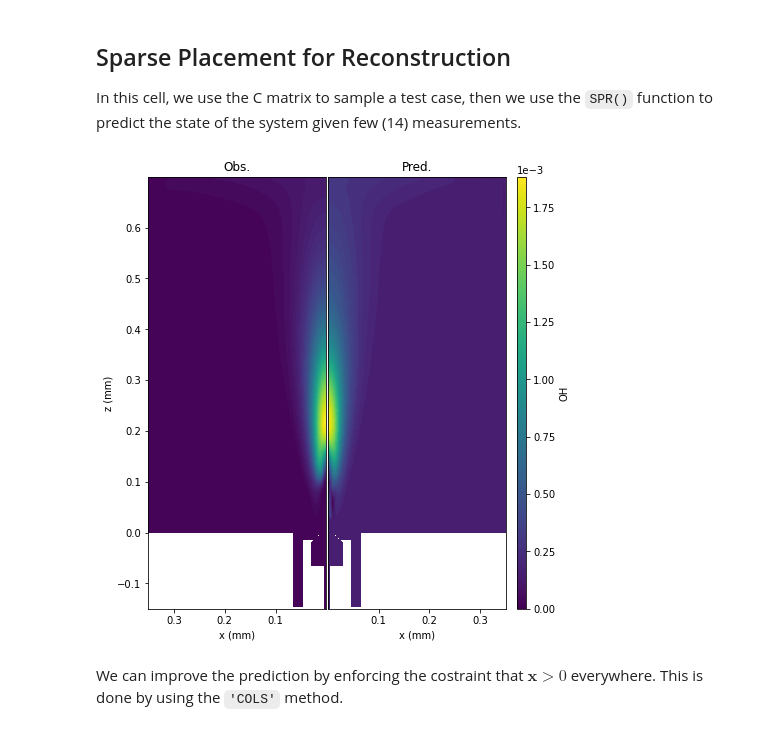
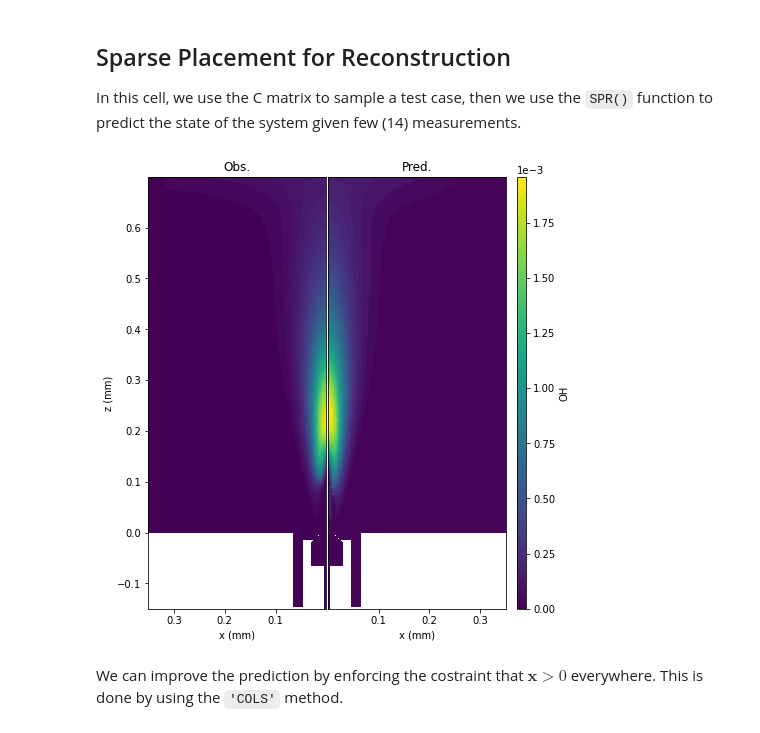
Before and after one commit to burn-research/OpenMEASURE, a Jupyter notebook: docs/sparse_sensing_doc.ipynb, the cells around one changed output. Drawn from its saved outputs; the diff is of its cells as text; code cells hidden in the pictures.

```diff
--- a/docs/sparse_sensing_doc.ipynb
+++ b/docs/sparse_sensing_doc.ipynb
@@ -246,8 +277,7 @@ P_test = P[i_test, :]
 X_train = np.delete(X, i_test, axis=1)
 X_test = X[:, i_test]
 
-
-spr = SPR(X_train, n_features, xyz_25) # Create the spr object
+spr = SPR(X_train, n_features, xyz) # Create the spr object
 
 # Compute the optimal measurement matrix using qr decomposition
 n_sensors = 14
@@ -257,7 +287,7 @@ C_qr = spr.optimal_placement(select_modes='number', n_modes=n_sensors)
 xyz_sensors = np.zeros((n_sensors, 4))
 for i in range(n_sensors):
     index = np.argmax(C_qr[i,:])
-    xyz_sensors[i,:3] = xyz_25[index % n_cells, :]
+    xyz_sensors[i,:3] = xyz[index % n_cells, :]
     xyz_sensors[i,3] = index // n_cells
 
 mesh_outline = np.genfromtxt('../data/ROM/mesh_outline.csv', delimiter=',', skip_header=1)
@@ -270,13 +300,14 @@ In this cell, we use the same function `optimal_placement()` but we employ the g
 # %%
 # Compute the optimal measurement matrix using gem decomposition
 n_sensors = 14
+
 C_gem = spr.optimal_placement(calc_type='gem', n_sensors=n_sensors, n_modes=99.5, verbose=True)
 
 # Get the sensors positions and features
 xyz_sensors = np.zeros((n_sensors, 4))
 for i in range(n_sensors):
     index = np.argmax(C_gem[i,:])
-    xyz_sensors[i,:3] = xyz_25[index % n_cells, :]
+    xyz_sensors[i,:3] = xyz[index % n_cells, :]
     xyz_sensors[i,3] = index // n_cells
 
 plot_sensors(xyz_sensors, features, mesh_outline)
@@ -308,7 +339,7 @@ C_gem = spr.optimal_placement(calc_type='gem', n_sensors=20, d_min=0.05, n_modes
 xyz_sensors = np.zeros((n_sensors, 4))
 for i in range(n_sensors):
     index = np.argmax(C_gem[i,:])
-    xyz_sensors[i,:3] = xyz_25[index % n_cells, :]
+    xyz_sensors[i,:3] = xyz[index % n_cells, :]
     xyz_sensors[i,3] = index // n_cells
 
 plot_sensors(xyz_sensors, features, mesh_outline)
@@ -338,7 +369,7 @@ In this cell, we use the C matrix to sample a test case, then we use the `SPR()`
 # %%
 import pyvista as pv
 
-def plot_comparison(mesh, zs, normal, origin, axis, feature, cmap='viridis'):
+def plot_comparison_3D(mesh, zs, normal, origin, axis, feature, cmap='viridis'):
     n_cases = len(zs)
     cases = ['Obs.', 'Pred.']
     for i, case in enumerate(cases):
@@ -346,8 +377,8 @@ def plot_comparison(mesh, zs, normal, origin, axis, feature, cmap='viridis'):
 
     plane = mesh.ctp().slice(normal=normal, origin=origin, generate_triangles=True)
 
-    vmin = plane[cases[0]].min()
-    vmax = plane[cases[0]].max()
+    vmin = np.min([plane[cases[0]].min(), plane[cases[1]].min()])
+    vmax = np.max([plane[cases[0]].max(), plane[cases[1]].max()])
 
     extent_min = [-0.2, -0.2, 0.1]
     extent_max = [0.2, 0.2, 0.5]
@@ -366,7 +397,7 @@ def plot_comparison(mesh, zs, normal, origin, axis, feature, cmap='viridis'):
             ax.invert_xaxis()
 
         cs = ax.tricontourf(x[:,axis[0]], x[:,axis[1]], tri, plane[cases[i]], cmap=cmap,
-                        levels=levels)
+                        levels=levels, vmin=vmin, vmax=vmax)
 
         ax.set_aspect('equal')
         ax.set_xlabel(f'{axis_labels[axis[0]]} (mm)')
@@ -384,36 +415,88 @@ def plot_comparison(mesh, zs, normal, origin, axis, feature, cmap='viridis'):
     cbar = fig.colorbar(mpl.cm.ScalarMappable(norm=norm, cmap=cmap),
                         cax=cb_ax, orientation='vertical', label=feature)
     fmt = mpl.ticker.ScalarFormatter(useMathText=True)
     cbar.formatter.set_powerlimits((0, 4))
     cb_ax.yaxis.set_offset_position('left')
 
     plt.show()
 
+def plot_comparison(plane, zs, feature, cmap='viridis'):
+    n_cases = len(zs)
+    cases = ['Obs.', 'Pred.']
+    for i, case in enumerate(cases):
+        plane[case] = zs[i]
+
+    plane = plane.ctp()
+
+    vmin = np.min([plane[cases[0]].min(), plane[cases[1]].min()])
+    vmax = np.max([plane[cases[0]].max(), plane[cases[1]].max()])
+
+    extent_min = [-0.2, -0.2, 0.1]
+    extent_max = [0.2, 0.2, 0.5]
+
+    x = plane.points
+    tri = plane.faces.reshape((-1,4))[:, 1:]
+
+    fig, axs = plt.subplots(ncols=n_cases, figsize=(5.4, 6))
+    levels = 64
+
+    axis_labels = ['x', 'y', 'z']
+    fig.subplots_adjust(bottom=0., top=1., left=0, right=.925, wspace=0.0, hspace=0.05)
+
+    for i, ax in enumerate(axs):
+        if i == 0:
+            ax.invert_xaxis()
+
+        cs = ax.tricontourf(x[:,0], x[:,2], tri, plane[cases[i]], cmap=cmap,
+                        levels=levels, vmin=vmin, vmax=vmax)
+
+        ax.set_aspect('equal')
+        ax.set_xlabel(f'{axis_labels[0]} (mm)')
+        ax.set_title(cases[i])
+
+        if i > 0:
+            ax.tick_params(axis='y', which='both', left=False, labelleft=False)
+        else:
+            ax.set_ylabel(f'{axis_labels[2]} (mm)')
+
+
+    ax_bounds = axs[1].get_position().bounds
+    cb_ax = fig.add_axes([0.95, ax_bounds[1], 0.025, ax_bounds[3]])
+    norm = mpl.colors.Normalize(vmin=vmin, vmax=vmax)
+    cbar = fig.colorbar(mpl.cm.ScalarMappable(norm=norm, cmap=cmap),
+                        cax=cb_ax, orientation='vertical', label=feature)
+    fmt = mpl.ticker.ScalarFormatter(useMathText=True)
+    cbar.formatter.set_powerlimits((0, 4))
+    cb_ax.yaxis.set_offset_position('left')
+
+    plt.show()
+
 # Sample a test simulation using the optimal qr matrix
 y_qr = np.zeros((n_sensors,3))
 y_qr[:,0] = C_qr @ X_test[:,3]
 
 for i in range(n_sensors):
     y_qr[i,2] = np.argmax(C_qr[i,:]) // n_cells
 
 # Fit the model and predict the low-dim vector (ap) and the high-dim solution (xp)
-spr.fit(C_qr)
+spr.fit()
+spr.train(C_qr)
 Ap, Ap_sigma = spr.predict(y_qr)
 Xp_test = spr.reconstruct(Ap)
 
 # read the mesh using Pyvista
 mesh = pv.read(f'{path}/grid.vtu')
 
 # Select the feature to plot
 str_ind = 'OH'
 ind = features.index(str_ind)
 
 x_test = X_test[ind*n_cells:(ind+1)*n_cells, 3]
 xp_test = Xp_test[ind*n_cells:(ind+1)*n_cells, 0]
 
-plot_comparison(mesh, [x_test, xp_test], (0,1,0), (0.0, 1.0e-3, 0), (0,2), str_ind)
+plot_comparison(plane, [x_test, xp_test], str_ind)
 # %% [output]
-[figure, old version]
+[figure, new version]
 # %% [markdown]
 We can improve the prediction by enforcing the costraint that $\mathbf{x} > 0 $ everywhere. This is done by using the `'COLS'` method.
 # %%
```
Also changed, not shown: parts of 8 cells of this notebook, 4 other files.
